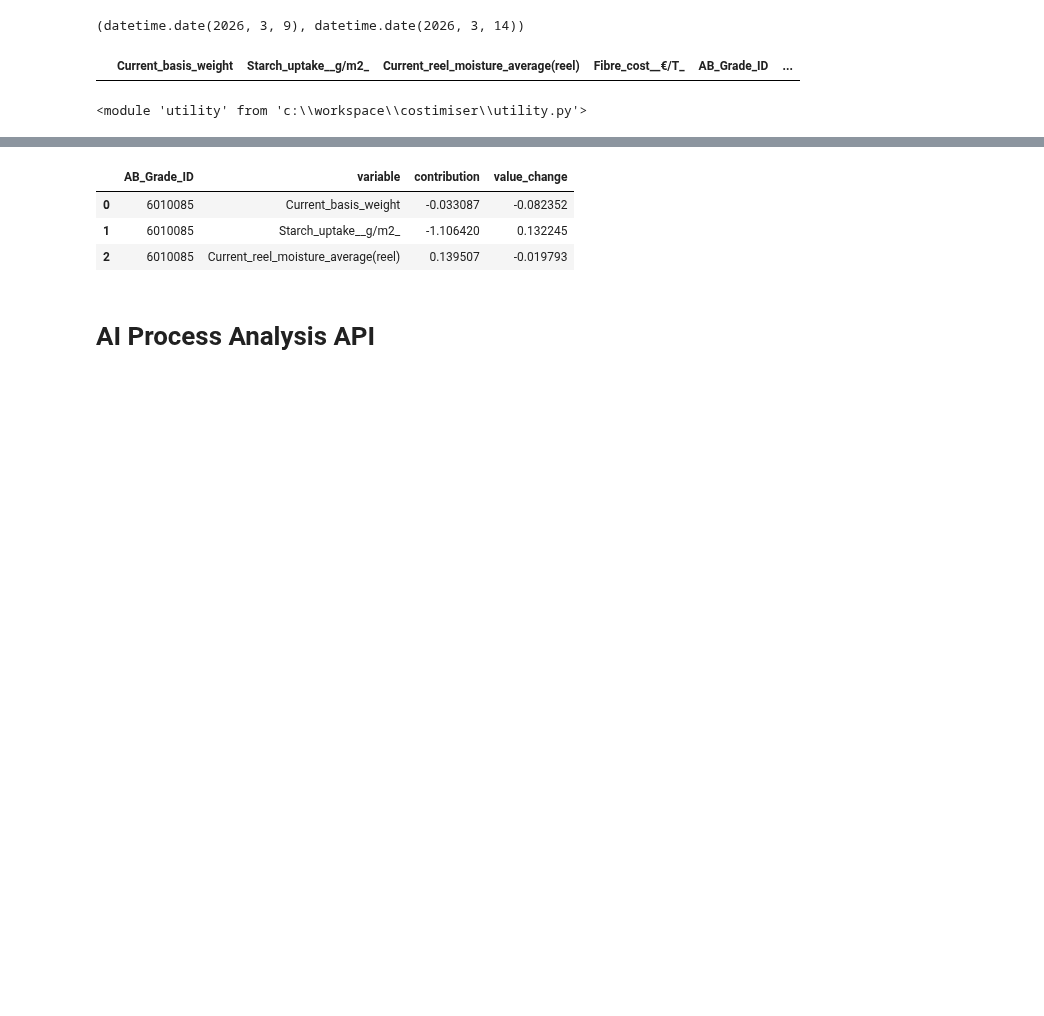
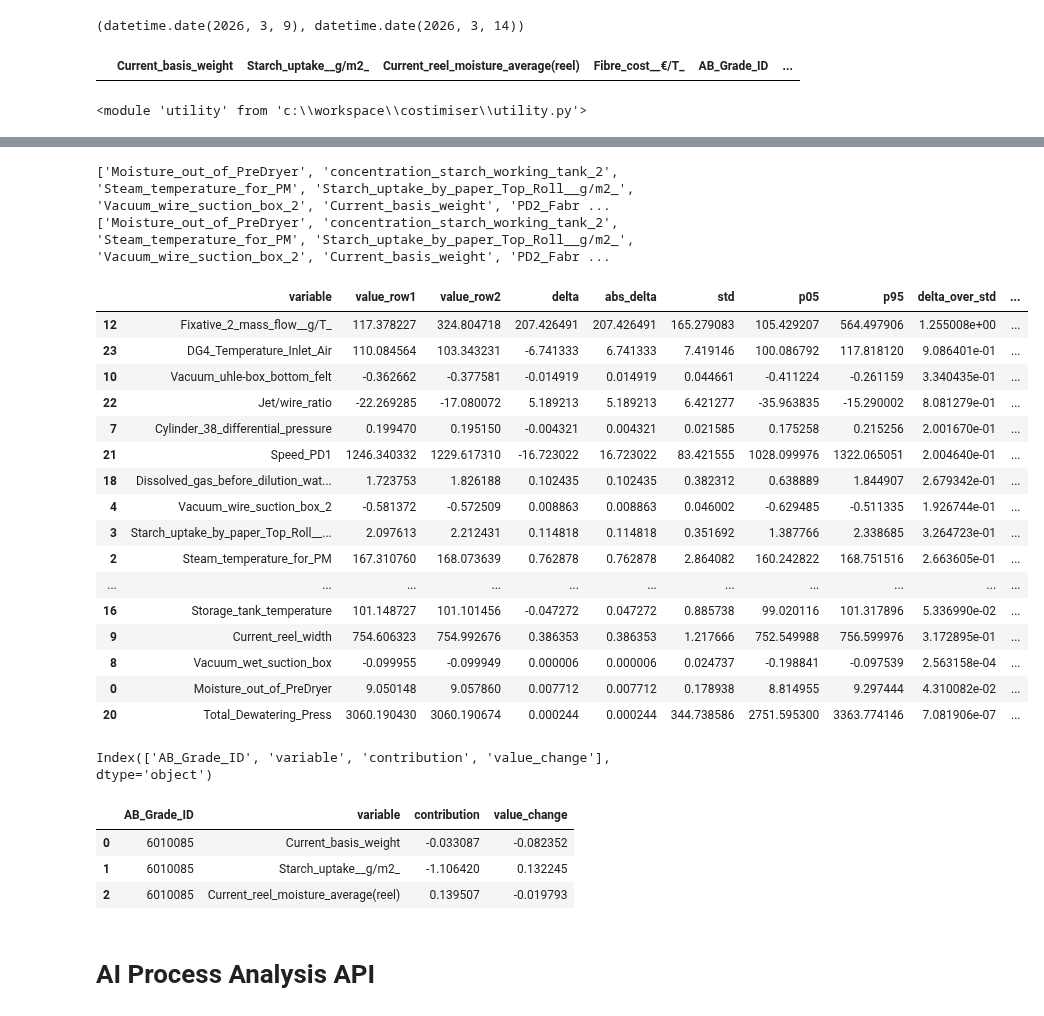
Before and after one commit to Miggon-dev/costimiser2, a Jupyter notebook: ai_process_analyst.ipynb, the cells around one changed output, grey strips where cells are left out. Drawn from its saved outputs; the diff is of its cells as text; code cells hidden in the pictures; blank space fills up the shorter version.

Commit message:
ai process analyst recommendations

```diff
--- a/ai_process_analyst.ipynb
+++ b/ai_process_analyst.ipynb
@@ -1871,0 +1974,9 @@ process_data_clustered = _process_data_clustered("", process_data, 'Steam__€/T
+# %%
+diagnostics = diagnostics[diagnostics.keep]
+diagnostics["priority_score"] = (
+    diagnostics["abs_contribution"]
+    * diagnostics["delta_over_std"].fillna(0).clip(upper=1.0)
+    * diagnostics["delta_over_range"].fillna(0).clip(upper=1.0)
+)
+diagnostics = diagnostics.sort_values("priority_score", ascending=False)
+shapley_contrib.merge(diagnostics, on="variable").sort_values("priority_score", ascending=False)
@@ -1872,3 +1996,59 @@ process_data_clustered = _process_data_clustered("", process_data, 'Steam__€/T
+# %%
+from utility import _process_data_clustered, _process_data_clustered_summary, _shapley_contrib_filtered, _working_plot, _cost_driver_plot, build_shapley_text, _working_plot
+
+for grade_drilldown in ["6010120"]:
+    for cost_component_drilldown in ['Steam__€/T_']:
+
+        if cost_component_drilldown == 'Fibre_cost__€/T_':
+            cost_component_features = fibre_features()
+        elif cost_component_drilldown == 'Steam__€/T_':
+            cost_component_features = steam_features()
+        elif cost_component_drilldown == 'Electricity__€/T_':
+            cost_component_features = electricity_features()
+        elif cost_component_drilldown == 'Starch__€/T_':
+            cost_component_features = starch_features()
+
+        process_data_clustered = _process_data_clustered("", process_data, cost_component_drilldown, grade_drilldown, cost_component_features)
+        if len(process_data_clustered)>0 and "current" in process_data_clustered.target.unique() and "historic" in process_data_clustered.target.unique():
+            df1, df2 = _process_data_clustered_summary(process_data_clustered, cost_component_drilldown, grade_drilldown, fibre_cost, steam_cost, electricity_cost, starch_cost, steam_features, electricity_features, starch_features, fibre_features)
+
+            shapley_contrib, contrib_full, diagnostics = _shapley_contrib_filtered("", turnup_data, df1, df2, cost_component_drilldown, grade_drilldown, fibre_cost, steam_cost, electricity_cost, starch_cost, steam_features, electricity_features, starch_features, fibre_features)
+
+            shapley_md = build_shapley_text(shapley_contrib, top_frac=0.20, lang=LANG)
+            descriptions.append(shapley_md)
+
+            fig = _cost_driver_plot(shapley_contrib)
+            fig.show()
+
+            fig = _working_plot(shapley_contrib, df1, df2, cost_component_drilldown)
+            fig.show()
+# %% [output]
+['Moisture_out_of_PreDryer', 'concentration_starch_working_tank_2', 'Steam_temperature_for_PM', 'Starch_uptake_by_paper_Top_Roll__g/m2_', 'Vacuum_wire_suction_box_2', 'Current_basis_weight', 'PD2_Fabr ...
+['Moisture_out_of_PreDryer', 'concentration_starch_working_tank_2', 'Steam_temperature_for_PM', 'Starch_uptake_by_paper_Top_Roll__g/m2_', 'Vacuum_wire_suction_box_2', 'Current_basis_weight', 'PD2_Fabr ...
+# %%
+diagnostics
+# %% [output]
+|  | variable | value_row1 | value_row2 | delta | abs_delta | std | p05 | p95 | delta_over_std | ... |
+| 12 | Fixative_2_mass_flow__g/T_ | 117.378227 | 324.804718 | 207.426491 | 207.426491 | 165.279083 | 105.429207 | 564.497906 | 1.255008e+00 | ... |
+| 23 | DG4_Temperature_Inlet_Air | 110.084564 | 103.343231 | -6.741333 | 6.741333 | 7.419146 | 100.086792 | 117.818120 | 9.086401e-01 | ... |
+| 10 | Vacuum_uhle-box_bottom_felt | -0.362662 | -0.377581 | -0.014919 | 0.014919 | 0.044661 | -0.411224 | -0.261159 | 3.340435e-01 | ... |
+| 22 | Jet/wire_ratio | -22.269285 | -17.080072 | 5.189213 | 5.189213 | 6.421277 | -35.963835 | -15.290002 | 8.081279e-01 | ... |
+| 7 | Cylinder_38_differential_pressure | 0.199470 | 0.195150 | -0.004321 | 0.004321 | 0.021585 | 0.175258 | 0.215256 | 2.001670e-01 | ... |
+| 21 | Speed_PD1 | 1246.340332 | 1229.617310 | -16.723022 | 16.723022 | 83.421555 | 1028.099976 | 1322.065051 | 2.004640e-01 | ... |
+| 18 | Dissolved_gas_before_dilution_wat... | 1.723753 | 1.826188 | 0.102435 | 0.102435 | 0.382312 | 0.638889 | 1.844907 | 2.679342e-01 | ... |
+| 4 | Vacuum_wire_suction_box_2 | -0.581372 | -0.572509 | 0.008863 | 0.008863 | 0.046002 | -0.629485 | -0.511335 | 1.926744e-01 | ... |
+| 3 | Starch_uptake_by_paper_Top_Roll__... | 2.097613 | 2.212431 | 0.114818 | 0.114818 | 0.351692 | 1.387766 | 2.338685 | 3.264723e-01 | ... |
+| 2 | Steam_temperature_for_PM | 167.310760 | 168.073639 | 0.762878 | 0.762878 | 2.864082 | 160.242822 | 168.751516 | 2.663605e-01 | ... |
+| ... | ... | ... | ... | ... | ... | ... | ... | ... | ... | ... |
+| 16 | Storage_tank_temperature | 101.148727 | 101.101456 | -0.047272 | 0.047272 | 0.885738 | 99.020116 | 101.317896 | 5.336990e-02 | ... |
+| 9 | Current_reel_width | 754.606323 | 754.992676 | 0.386353 | 0.386353 | 1.217666 | 752.549988 | 756.599976 | 3.172895e-01 | ... |
+| 8 | Vacuum_wet_suction_box | -0.099955 | -0.099949 | 0.000006 | 0.000006 | 0.024737 | -0.198841 | -0.097539 | 2.563158e-04 | ... |
+| 0 | Moisture_out_of_PreDryer | 9.050148 | 9.057860 | 0.007712 | 0.007712 | 0.178938 | 8.814955 | 9.297444 | 4.310082e-02 | ... |
+| 20 | Total_Dewatering_Press | 3060.190430 | 3060.190674 | 0.000244 | 0.000244 | 344.738586 | 2751.595300 | 3363.774146 | 7.081906e-07 | ... |
+# %%
+shapley_contrib.keys()
+# %% [output]
+Index(['AB_Grade_ID', 'variable', 'contribution', 'value_change'], dtype='object')
 # %%
 from utility import _process_data_clustered, _process_data_clustered_summary, _shapley_contrib, _working_plot, _cost_driver_plot, build_shapley_text
 
```
Also changed, not shown: parts of 33 cells of this notebook, 13 other files.
